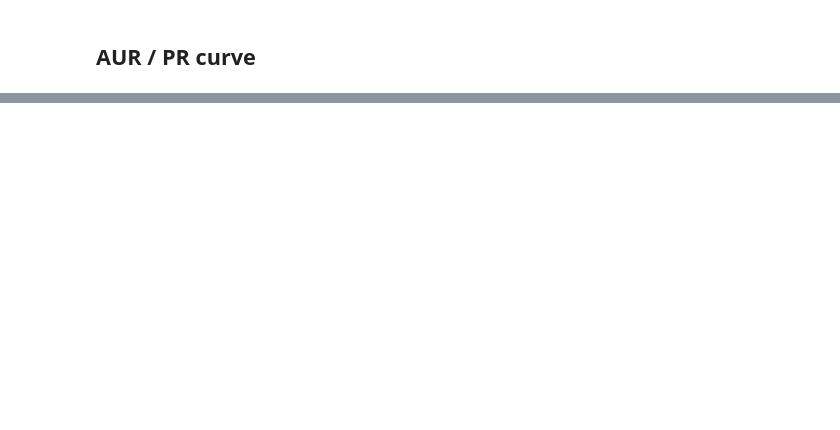
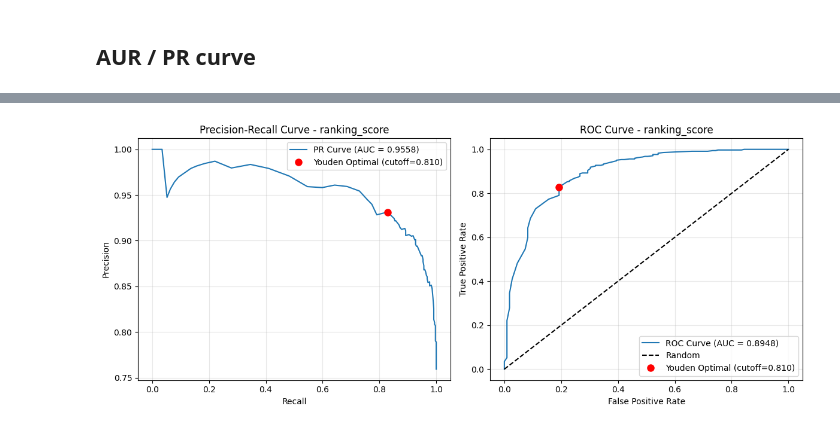
Before and after one commit to mebaier/AF3-eval-arm-tf, a Jupyter notebook: src/production1/pipeline2.ipynb, the cells around one changed output, grey strips where cells are left out. Cells and saved outputs as stored; diff of their text form; code cells hidden in the pictures; blank space fills up the shorter version.

```diff
--- a/src/production1/pipeline2.ipynb
+++ b/src/production1/pipeline2.ipynb
@@ -122,11 +149,9 @@ for ind,row in interfaces_df.iterrows():
         disorder_chain2 = int(rep_reindex.loc[(row['Entry ID'], chainID_2), 'num_disordered_regions'])
     except KeyError as e:
         # Skip this interface if entry/chain not found
-        # print(f"Entry not found: {e}")
+        print(f"Entry not found: {e}")
         interfaces_df.drop(ind, inplace=True)
         continue
-    disorder_chain1 = int(rep_reindex.loc[(row['Entry ID'], chainID_1), 'num_disordered_regions'])
-    disorder_chain2 = int(rep_reindex.loc[(row['Entry ID'], chainID_2), 'num_disordered_regions'])
 
     if not ((disorder_chain1 == 0 and disorder_chain2 >= 1) or (disorder_chain2 == 0 and disorder_chain1 >= 1)):
         interfaces_df.drop(ind, inplace=True)
@@ -411,43 +793,61 @@ plt.show()
 # %%
 # Plot Precision-Recall and ROC curves for ranking_score
 fig, (ax1, ax2) = plt.subplots(1, 2, figsize=(12, 5))
 
 # Get ranking_score data
 metric = 'ranking_score'
 y_scores = results_df[metric]
+y_true = (results_df['dockq_score'] >= 0.23).astype(int)
 
 # Remove NaN values
 mask = ~(y_scores.isna() | y_true.isna())
 y_scores_clean = y_scores[mask]
 y_true_clean = y_true[mask]
 
 # Calculate and plot PR curve
-precision, recall, _ = precision_recall_curve(y_true_clean, y_scores_clean)
+precision, recall, pr_thresholds = precision_recall_curve(y_true_clean, y_scores_clean)
 pr_auc = auc(recall, precision)
 ax1.plot(recall, precision, label=f'PR Curve (AUC = {pr_auc:.4f})')
+
+# Calculate and plot ROC curve
+fpr, tpr, roc_thresholds = roc_curve(y_true_clean, y_scores_clean)
+roc_auc = auc(fpr, tpr)
+ax2.plot(fpr, tpr, label=f'ROC Curve (AUC = {roc_auc:.4f})')
+ax2.plot([0, 1], [0, 1], 'k--', label='Random')
+
+# Find optimal cutoff using Youden's J statistic
+youden_j = tpr - fpr
+optimal_youden_idx = np.argmax(youden_j)
+optimal_youden_threshold = roc_thresholds[optimal_youden_idx]
+optimal_youden_tpr = tpr[optimal_youden_idx]
+optimal_youden_fpr = fpr[optimal_youden_idx]
+
+# Find corresponding point on PR curve for the same threshold
+# Find the closest threshold in PR curve
+pr_threshold_idx = np.argmin(np.abs(pr_thresholds - optimal_youden_threshold))
+optimal_precision = precision[pr_threshold_idx]
+optimal_recall = recall[pr_threshold_idx]
+
+# Add optimal points to both plots
+ax1.plot(optimal_recall, optimal_precision, 'ro', markersize=8,
+         label=f'Youden Optimal (cutoff={optimal_youden_threshold:.3f})')
+ax2.plot(optimal_youden_fpr, optimal_youden_tpr, 'ro', markersize=8,
+         label=f'Youden Optimal (cutoff={optimal_youden_threshold:.3f})')
+
+# Customize plots
 ax1.set_xlabel('Recall')
 ax1.set_ylabel('Precision')
 ax1.set_title(f'Precision-Recall Curve - {metric}')
 ax1.legend()
 ax1.grid(True, alpha=0.3)
 
-# Calculate and plot ROC curve
-fpr, tpr, _ = roc_curve(y_true_clean, y_scores_clean)
-roc_auc = auc(fpr, tpr)
-ax2.plot(fpr, tpr, label=f'ROC Curve (AUC = {roc_auc:.4f})')
-ax2.plot([0, 1], [0, 1], 'k--', label='Random')
 ax2.set_xlabel('False Positive Rate')
 ax2.set_ylabel('True Positive Rate')
 ax2.set_title(f'ROC Curve - {metric}')
 ax2.legend()
 ax2.grid(True, alpha=0.3)
 
 plt.tight_layout()
 plt.show()
-
-# Print summary statistics
-print(f"\nSummary for {metric}:")
-print(f"Total samples: {len(y_true_clean)}")
-print(f"Positive samples (dockq > 0.23): {y_true_clean.sum()}")
-print(f"Negative samples (dockq <= 0.23): {len(y_true_clean) - y_true_clean.sum()}")
-print(f"Baseline accuracy: {y_true_clean.sum() / len(y_true_clean):.4f}")
+# %% [output]
+[figure, added]
```
Also changed, not shown: parts of 28 cells of this notebook, 4 other files.
